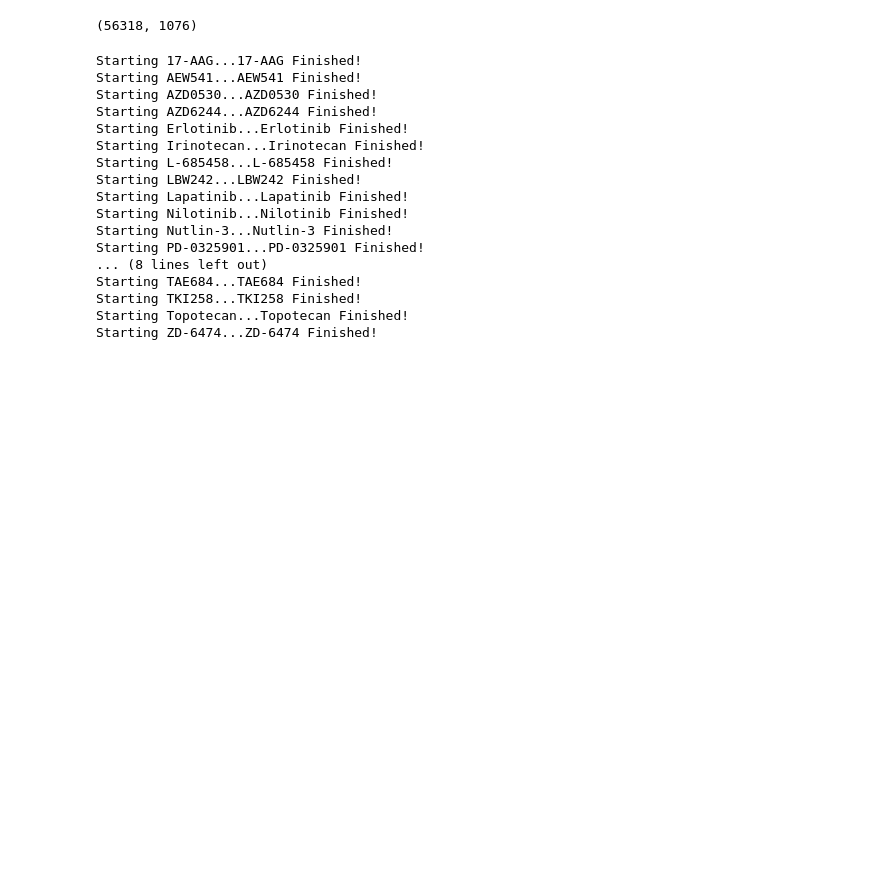
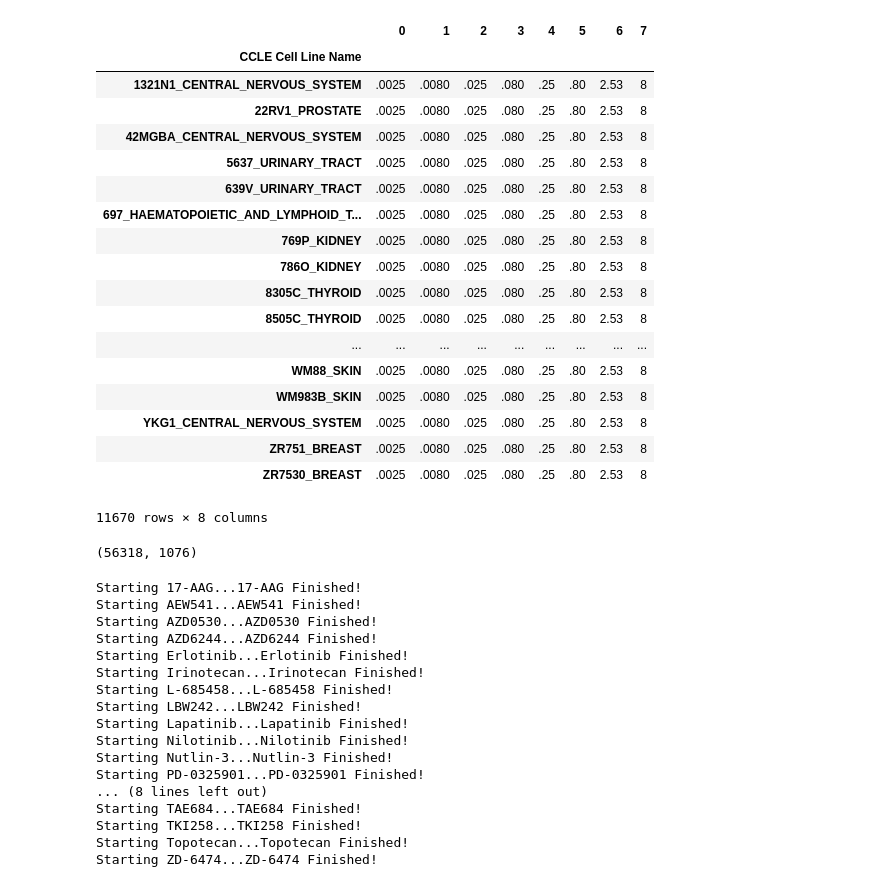
Before and after one commit to Naghipourfar/CCLE, a Jupyter notebook: Code/DataAnalysis.ipynb, the cells around one changed output. Saved outputs shown, nothing was run; the diff lists cells and outputs as text; code cells hidden in the pictures; blank space fills up the shorter version.

```diff
--- a/Code/DataAnalysis.ipynb
+++ b/Code/DataAnalysis.ipynb
@@ -5,7 +5,7 @@ import numpy as np
 import pandas as pd
 from sklearn.preprocessing import normalize
 # %%
-DATA_PATH = "/Users/Future/Desktop/Summer 2018/Bioinformatics/CCLE/Data/CCLE_NP24.2009_Drug_data_2015.02.24.csv"
+DATA_PATH = "../Data/CCLE_NP24.2009_Drug_data_2015.02.24.csv"
 
 pharmacologic_data = pd.read_csv(DATA_PATH)
 # print(data, type(data))
@@ -15,5 +15,6 @@ pharmacologic_data = pd.read_csv(DATA_PATH)
 # list(data)
 pharmacologic_data.index = pharmacologic_data['CCLE Cell Line Name']
 pharmacologic_data = pharmacologic_data.drop(['CCLE Cell Line Name'], axis=1)
-pharmacologic_data
+pharmacologic_data['IC50 (uM)'].describe()
+pharmacologic_data['Class'] = [1 if pharmacologic_datapharmacologic_data['']]
 # %% [output]
@@ -49,3 +52,27 @@ pharmacologic_data
+# %%
+s = pharmacologic_data['Doses (uM)']
+s = s.str.split(",", expand=True)
+pd.DataFrame(s)
+# %% [output]
+|  | 0 | 1 | 2 | 3 | 4 | 5 | 6 | 7 |
+| CCLE Cell Line Name |  |  |  |  |  |  |  |  |
+| 1321N1_CENTRAL_NERVOUS_SYSTEM | .0025 | .0080 | .025 | .080 | .25 | .80 | 2.53 | 8 |
+| 22RV1_PROSTATE | .0025 | .0080 | .025 | .080 | .25 | .80 | 2.53 | 8 |
+| 42MGBA_CENTRAL_NERVOUS_SYSTEM | .0025 | .0080 | .025 | .080 | .25 | .80 | 2.53 | 8 |
+| 5637_URINARY_TRACT | .0025 | .0080 | .025 | .080 | .25 | .80 | 2.53 | 8 |
+| 639V_URINARY_TRACT | .0025 | .0080 | .025 | .080 | .25 | .80 | 2.53 | 8 |
+| 697_HAEMATOPOIETIC_AND_LYMPHOID_T... | .0025 | .0080 | .025 | .080 | .25 | .80 | 2.53 | 8 |
+| 769P_KIDNEY | .0025 | .0080 | .025 | .080 | .25 | .80 | 2.53 | 8 |
+| 786O_KIDNEY | .0025 | .0080 | .025 | .080 | .25 | .80 | 2.53 | 8 |
+| 8305C_THYROID | .0025 | .0080 | .025 | .080 | .25 | .80 | 2.53 | 8 |
+| 8505C_THYROID | .0025 | .0080 | .025 | .080 | .25 | .80 | 2.53 | 8 |
+| ... | ... | ... | ... | ... | ... | ... | ... | ... |
+| WM88_SKIN | .0025 | .0080 | .025 | .080 | .25 | .80 | 2.53 | 8 |
+| WM983B_SKIN | .0025 | .0080 | .025 | .080 | .25 | .80 | 2.53 | 8 |
+| YKG1_CENTRAL_NERVOUS_SYSTEM | .0025 | .0080 | .025 | .080 | .25 | .80 | 2.53 | 8 |
+| ZR751_BREAST | .0025 | .0080 | .025 | .080 | .25 | .80 | 2.53 | 8 |
+| ZR7530_BREAST | .0025 | .0080 | .025 | .080 | .25 | .80 | 2.53 | 8 |
+11670 rows × 8 columns
 # %%
 data = pd.read_csv("../Data/RNA_readcount.csv")
 data.index = data['rid']
```
Also changed, not shown: parts of 4 cells of this notebook, 2 other files.
